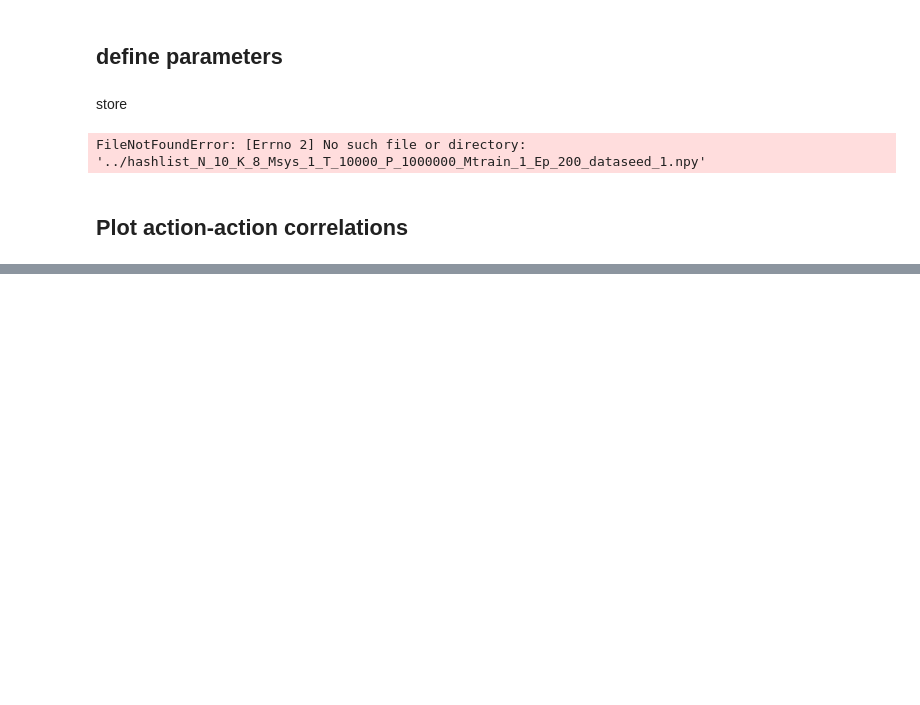
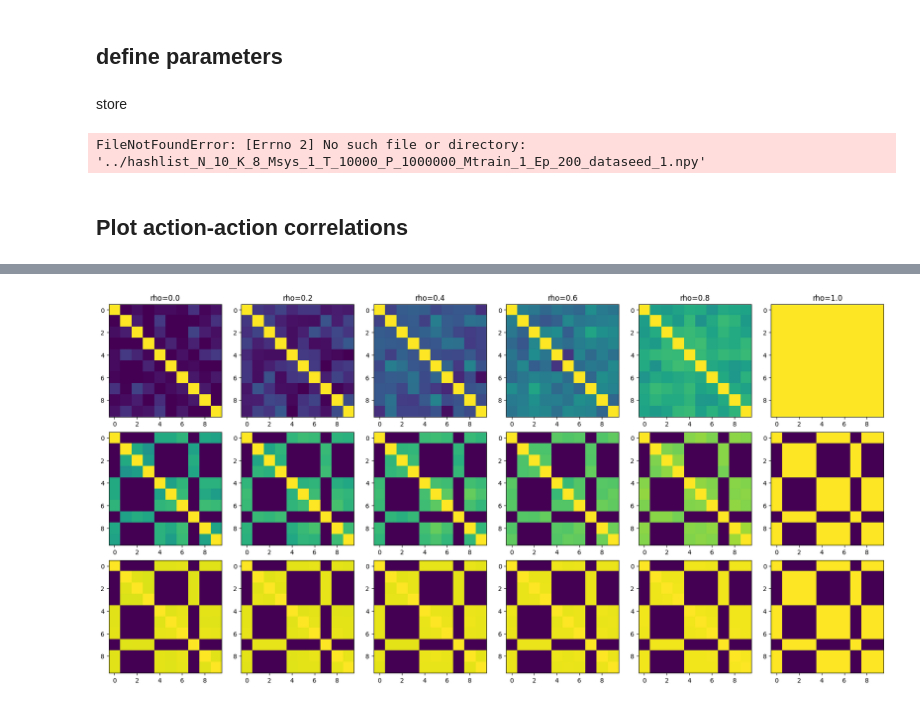
Before and after one commit to amimem/ToMM, a Jupyter notebook: notebooks/analyze_correlations.ipynb, the cells around one changed output, grey strips where cells are left out. Drawn from its saved outputs; the diff is of its cells as text; code cells hidden in the pictures; blank space fills up the shorter version.

```diff
--- a/notebooks/analyze_correlations.ipynb
+++ b/notebooks/analyze_correlations.ipynb
@@ -149,0 +157,20 @@ np.log2(1e4)
+# %%
+dataset_config = {
+    "num_train_samples": 10000,
+    "num_test_samples": 2,
+    "outdir" : "output/",
+    "num_actions": 2,
+    "num_agents": 10,
+    "state_dim": 7,
+    "model_name":"logit",
+    "corr": 1.0,
+    "state_weight": 1.0
+}
+# %%
+data_dir_store = {}
+for wstate in wstates:
+    data_dir_store[wstate]={}
+    for corr in corrs:
+        dataset_config['state_weight'] = wstate
+        dataset_config['corr'] = corr
+        data_dir_store[wstate][corr]=gen_logit_dataset(dataset_config)
@@ -149,0 +235,68 @@ np.log2(1e4)
+# %%
+data_seed=0
+corrvec=corrs
+corr_matrices={}
+for wstate in wstates:
+    corr_matrices[wstate]={}
+    for corr in corrs:
+        hashh=data_dir_store[wstate][corr]
+
+        actions,pref_actions=get_action_data(hashh,get_pref_actions=True,data_seed=data_seed)
+
+        actions = (actions==pref_actions[np.newaxis,:])
+        corr_matrices[wstate][corr]=get_corr_matrix(actions)
+
+# fig, ax = pl.subplots(len(net_names), len(corrvec), figsize=(3*len(net_names), 3*len(corrvec)))
+fig, ax = pl.subplots(len(wstates), len(corrs), figsize=(3*(len(corrs)),3*len(wstates)))
+figt,axt=pl.subplots(1,1,figsize=(4,3))
+# figs,axs=pl.subplots()
+colors=pl.cm.get_cmap('viridis')(np.linspace(0,1,len(corrs)))
+net_data={}
+heights=[1.0,0.4,0.15]
+for nit,wstate in enumerate(corr_matrices.keys()):
+
+    df=pd.DataFrame(columns=('pcorr','rho'))
+    nbins=41
+    count_store=np.zeros((len(corrvec),nbins-1))
+    means=[]
+    stds=[]
+    for rit, rho in enumerate(list(corr_matrices[0.].keys())):
+        cmtr=corr_matrices[wstate][rho]
+        ax[0, rit].set_title(f"rho={rho}")
+        ax[nit, rit].imshow(cmtr,vmin=0,vmax=1)
+        mask=np.tril(np.ones(cmtr.shape,dtype=bool))
+        means.append(np.mean(cmtr[mask]))
+        stds.append(np.std(cmtr[mask]))
+        counts, bins =np.histogram(cmtr[mask],bins=np.linspace(-1,1,nbins))
+        count_store[rit,:]=counts
+        # axt[nit,0].bar(bins[:-1],count_store[rit,:],width=0.1,color=colors[rit])
+
+    axt.fill_between(x=corrvec,y1=np.array(means)+np.array(stds),y2=np.array(means)-np.array(stds),color='lightgray')
+    axt.plot(corrvec,means,'k-')
+    for rit,corr in enumerate(corrvec):
+        axt.plot([corr],[means[rit]],'ko',mfc=colors[rit],clip_on=False,zorder=4)
+    axt.set_ylabel('avg. measured correlation')
+    axt.plot([0,1],[0,1],'k--')
+#     sns.lineplot(data=df,ax=axt, x='pcorr',y='rho',errorbar='sd')
+#     axt[nit,0].set_xlim(-0.2,1)
+    axt.set_ylim(0,1)
+    axt.set_xlim(0,1)
+    axt.text(1.1, heights[nit], r"$w_{state}=$"+str(wstate), ha='left', va='top', transform=axt.transAxes)
+
+
+
+    # ax.set_ylabel(f"w={wstate}")
+# axs.plot(net_data['bitpop'],net_data['simple'],'o-')
+# axs.plot([0,1],[0,1],'k--')
+
+axt.set_xlabel('correlation parameter')
+# axt[1,0].set_xlabel('measured correlation')
+# axt[0,0].set_ylabel('count')
+# axt[1,0].set_ylabel('count')
+# axt[0,0].text(.1, .9, 'bitpop', ha='left', va='top', transform=axt[0,0].transAxes)
+# axt[1,0].text(.1, .9, 'simpletask', ha='left', va='top', transform=axt[1,0].transAxes)
+figt.savefig('corr.pdf',transparent=None, dpi=300,format='pdf',bbox_inches='tight')
+fig.tight_layout()
+figt.tight_layout()
+# axt.set_ylim(0,1)
+# %% [output]
@@ -149,0 +321 @@ np.log2(1e4)
+[figure, added]
```
Also changed, not shown: parts of 19 cells of this notebook, 6 other files.
